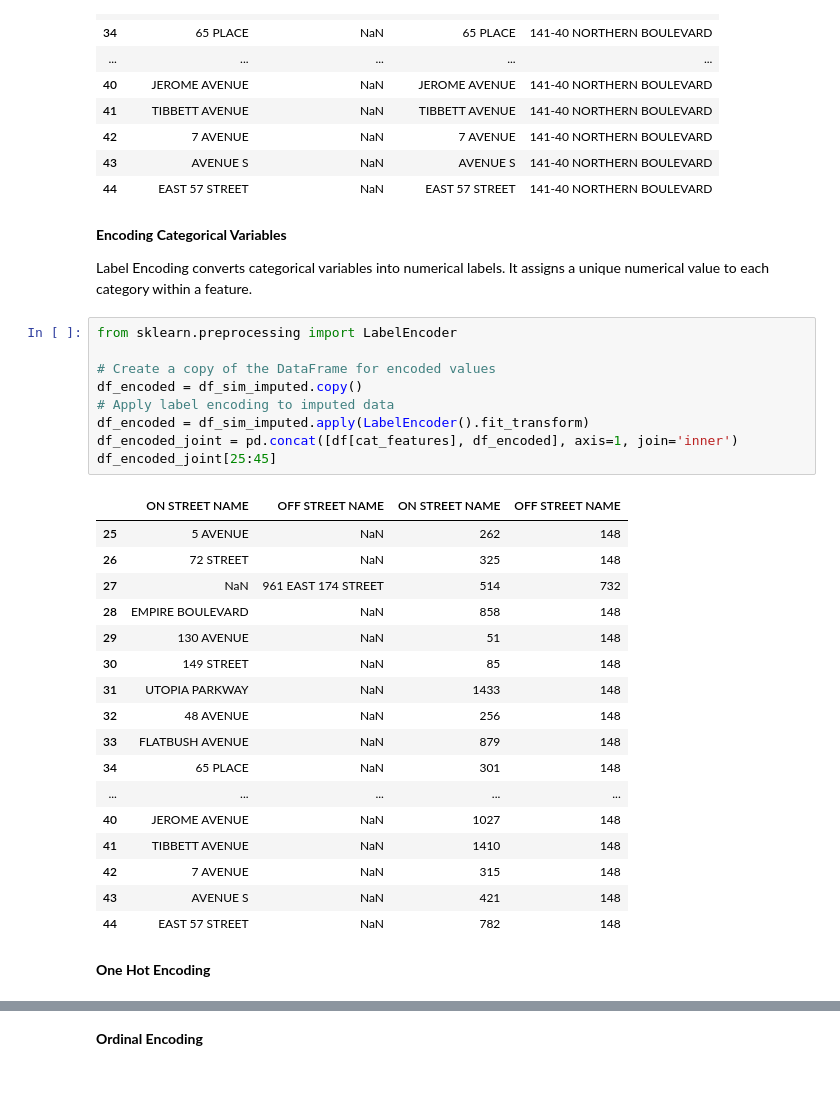
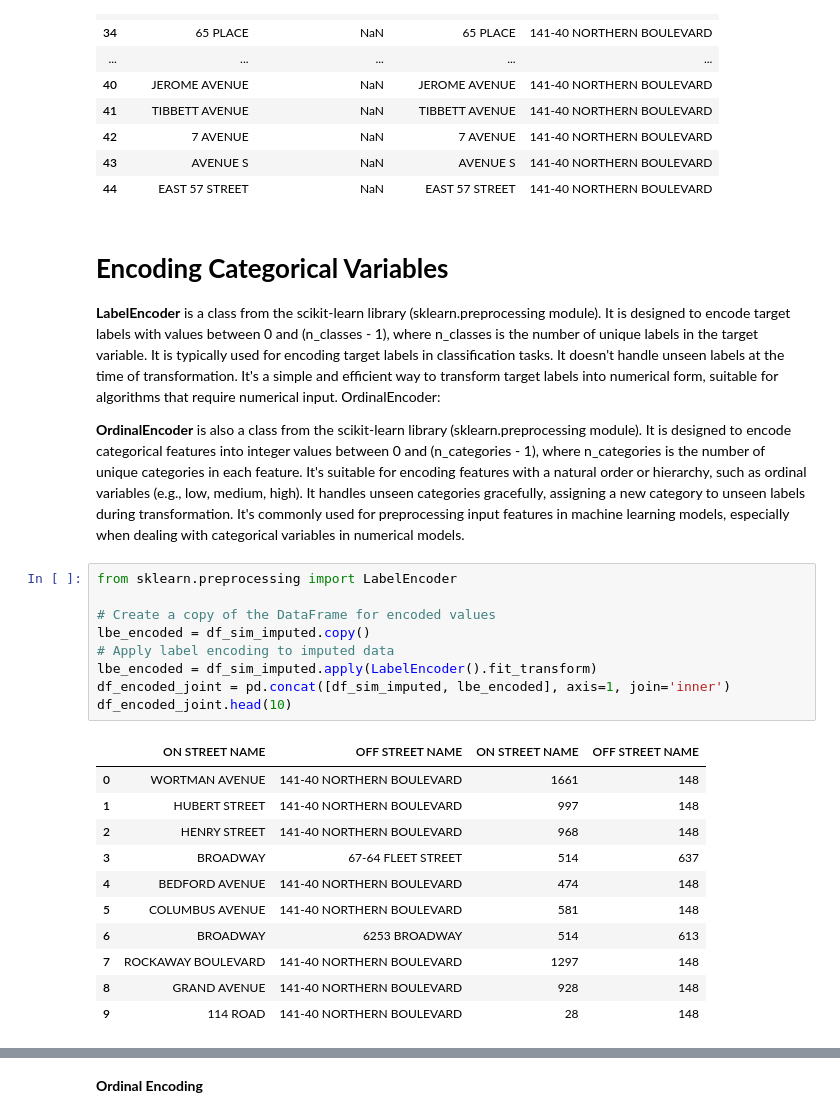
Before and after one commit to myconcordia/A2I2, a Jupyter notebook: Darts_MotorVehicle.ipynb, the cells around one changed output, grey strips where cells are left out. Drawn from its saved outputs; the diff is of its cells as text; blank space fills up the shorter version.

```diff
--- a/Darts_MotorVehicle.ipynb
+++ b/Darts_MotorVehicle.ipynb
@@ -317,36 +312,40 @@ df_simple_joint[25:45]
 | 42 | 7 AVENUE | NaN | 7 AVENUE | 141-40 NORTHERN BOULEVARD |
 | 43 | AVENUE S | NaN | AVENUE S | 141-40 NORTHERN BOULEVARD |
 | 44 | EAST 57 STREET | NaN | EAST 57 STREET | 141-40 NORTHERN BOULEVARD |
-# %% [markdown]
-**Encoding Categorical Variables**
-
-Label Encoding converts categorical variables into numerical labels. It assigns a unique numerical value to each category within a feature.
+# %% [markdown]
+# **Encoding Categorical Variables**
+
+
+**LabelEncoder** is a class from the scikit-learn library (sklearn.preprocessing module).
+It is designed to encode target labels with values between 0 and (n_classes - 1), where n_classes is the number of unique labels in the target variable.
+It is typically used for encoding target labels in classification tasks.
+It doesn't handle unseen labels at the time of transformation.
+It's a simple and efficient way to transform target labels into numerical form, suitable for algorithms that require numerical input.
+OrdinalEncoder:
+
+**OrdinalEncoder** is also a class from the scikit-learn library (sklearn.preprocessing module).
+It is designed to encode categorical features into integer values between 0 and (n_categories - 1), where n_categories is the number of unique categories in each feature.
+It's suitable for encoding features with a natural order or hierarchy, such as ordinal variables (e.g., low, medium, high).
+It handles unseen categories gracefully, assigning a new category to unseen labels during transformation.
+It's commonly used for preprocessing input features in machine learning models, especially when dealing with categorical variables in numerical models.
 # %%
 from sklearn.preprocessing import LabelEncoder
 
 # Create a copy of the DataFrame for encoded values
-df_encoded = df_sim_imputed.copy()
+lbe_encoded = df_sim_imputed.copy()
 # Apply label encoding to imputed data
-df_encoded = df_sim_imputed.apply(LabelEncoder().fit_transform)
-df_encoded_joint = pd.concat([df[cat_features], df_encoded], axis=1, join='inner')
-df_encoded_joint[25:45]
+lbe_encoded = df_sim_imputed.apply(LabelEncoder().fit_transform)
+df_encoded_joint = pd.concat([df_sim_imputed, lbe_encoded], axis=1, join='inner')
+df_encoded_joint.head(10)
 # %% [output]
 |  | ON STREET NAME | OFF STREET NAME | ON STREET NAME | OFF STREET NAME |
-| 25 | 5 AVENUE | NaN | 262 | 148 |
-| 26 | 72 STREET | NaN | 325 | 148 |
-| 27 | NaN | 961 EAST 174 STREET | 514 | 732 |
-| 28 | EMPIRE BOULEVARD | NaN | 858 | 148 |
-| 29 | 130 AVENUE | NaN | 51 | 148 |
-| 30 | 149 STREET | NaN | 85 | 148 |
-| 31 | UTOPIA PARKWAY | NaN | 1433 | 148 |
-| 32 | 48 AVENUE | NaN | 256 | 148 |
-| 33 | FLATBUSH AVENUE | NaN | 879 | 148 |
-| 34 | 65 PLACE | NaN | 301 | 148 |
-| ... | ... | ... | ... | ... |
-| 40 | JEROME AVENUE | NaN | 1027 | 148 |
-| 41 | TIBBETT AVENUE | NaN | 1410 | 148 |
-| 42 | 7 AVENUE | NaN | 315 | 148 |
-| 43 | AVENUE S | NaN | 421 | 148 |
-| 44 | EAST 57 STREET | NaN | 782 | 148 |
+| 0 | WORTMAN AVENUE | 141-40 NORTHERN BOULEVARD | 1661 | 148 |
+| 1 | HUBERT STREET | 141-40 NORTHERN BOULEVARD | 997 | 148 |
+| 2 | HENRY STREET | 141-40 NORTHERN BOULEVARD | 968 | 148 |
+| 3 | BROADWAY | 67-64 FLEET STREET | 514 | 637 |
+| 4 | BEDFORD AVENUE | 141-40 NORTHERN BOULEVARD | 474 | 148 |
+| 5 | COLUMBUS AVENUE | 141-40 NORTHERN BOULEVARD | 581 | 148 |
+| 6 | BROADWAY | 6253 BROADWAY | 514 | 613 |
+| 7 | ROCKAWAY BOULEVARD | 141-40 NORTHERN BOULEVARD | 1297 | 148 |
+| 8 | GRAND AVENUE | 141-40 NORTHERN BOULEVARD | 928 | 148 |
+| 9 | 114 ROAD | 141-40 NORTHERN BOULEVARD | 28 | 148 |
-# %% [markdown]
-**One Hot Encoding**
```
Also changed, not shown: parts of 27 cells of this notebook.
